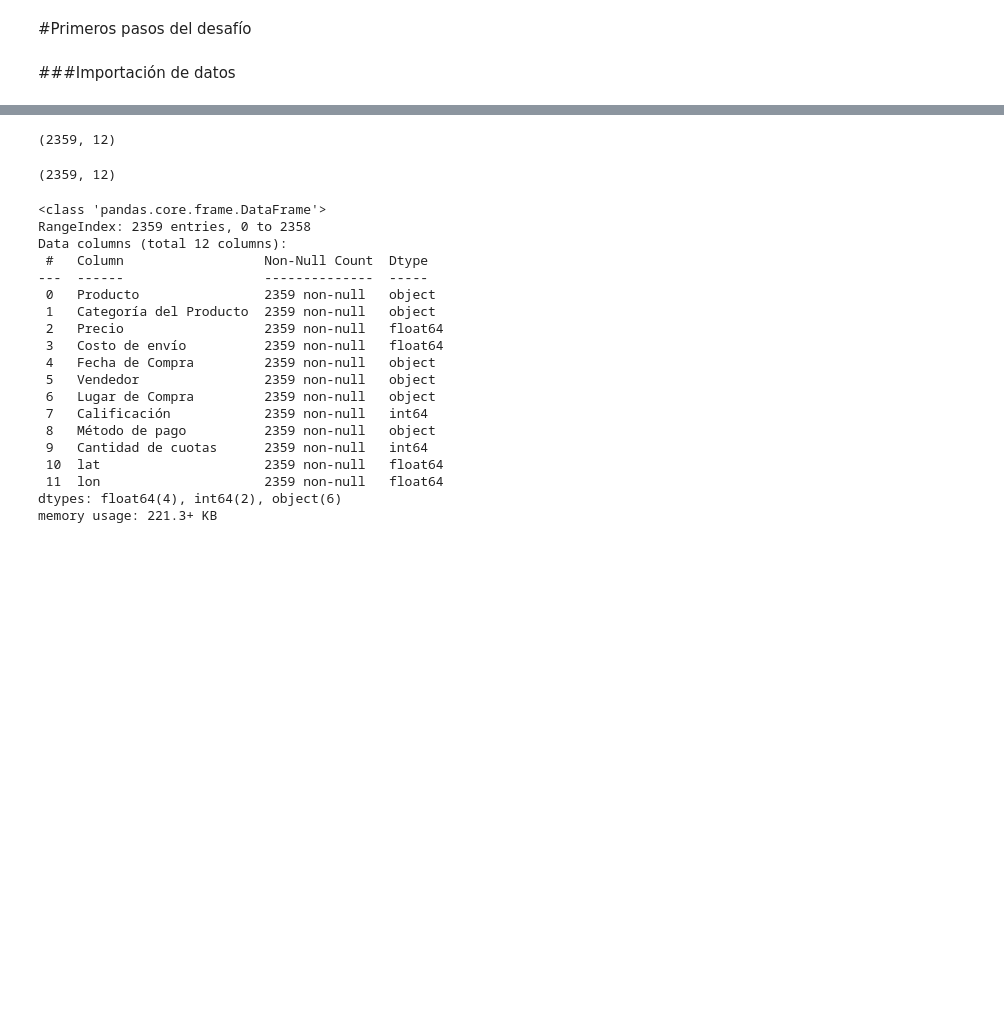
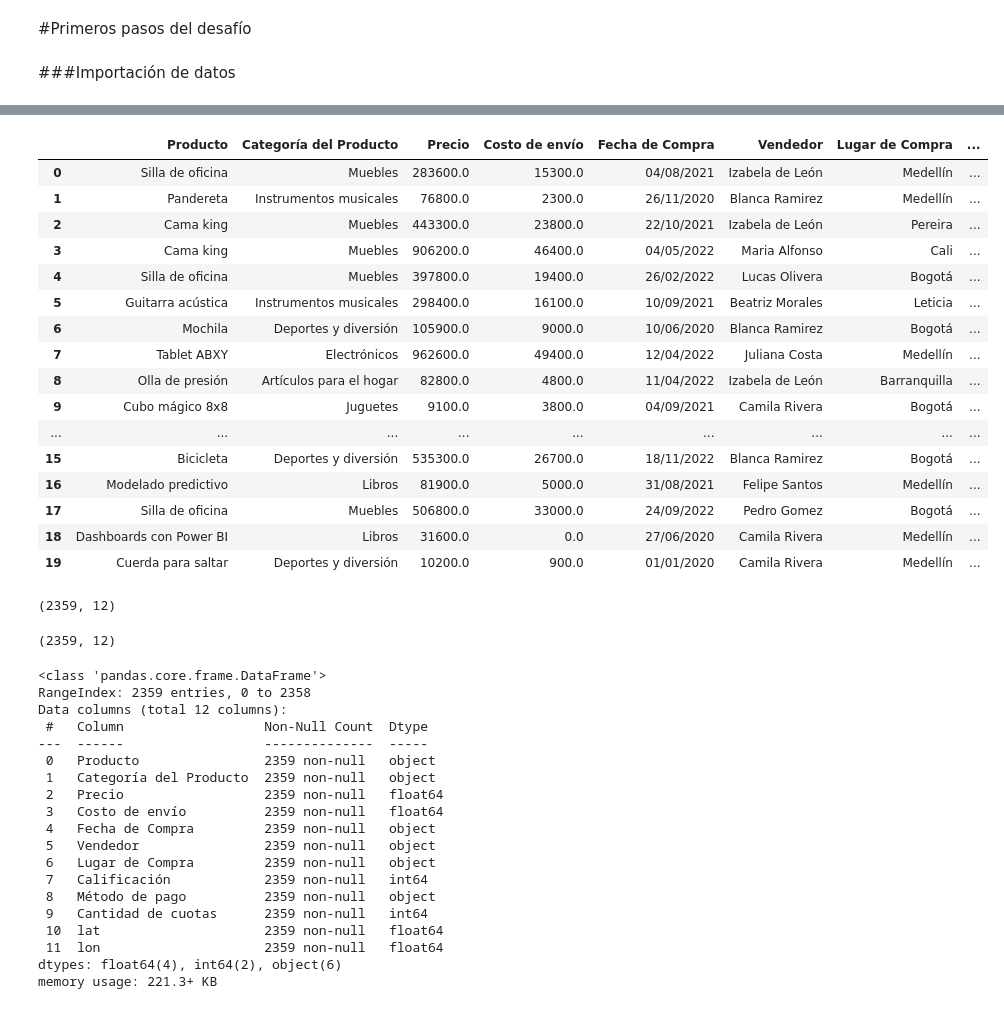
Before and after one commit to RamsRD/Desafio-Alura-Store-Rams, a Jupyter notebook: Desafío_Alura_Store_Latam_Rams.ipynb, the cells around one changed output, grey strips where cells are left out. Saved outputs shown, nothing was run; the diff lists cells and outputs as text; code cells hidden in the pictures; blank space fills up the shorter version.

```diff
--- a/Desafío_Alura_Store_Latam_Rams.ipynb
+++ b/Desafío_Alura_Store_Latam_Rams.ipynb
@@ -33,3 +46,24 @@ tienda1.head()
+# %%
+#Viendo los primeros 20 datos de tienda2
+tienda2.head(20)
+# %% [output]
+|  | Producto | Categoría del Producto | Precio | Costo de envío | Fecha de Compra | Vendedor | Lugar de Compra | ... |
+| 0 | Silla de oficina | Muebles | 283600.0 | 15300.0 | 04/08/2021 | Izabela de León | Medellín | ... |
+| 1 | Pandereta | Instrumentos musicales | 76800.0 | 2300.0 | 26/11/2020 | Blanca Ramirez | Medellín | ... |
+| 2 | Cama king | Muebles | 443300.0 | 23800.0 | 22/10/2021 | Izabela de León | Pereira | ... |
+| 3 | Cama king | Muebles | 906200.0 | 46400.0 | 04/05/2022 | Maria Alfonso | Cali | ... |
+| 4 | Silla de oficina | Muebles | 397800.0 | 19400.0 | 26/02/2022 | Lucas Olivera | Bogotá | ... |
+| 5 | Guitarra acústica | Instrumentos musicales | 298400.0 | 16100.0 | 10/09/2021 | Beatriz Morales | Leticia | ... |
+| 6 | Mochila | Deportes y diversión | 105900.0 | 9000.0 | 10/06/2020 | Blanca Ramirez | Bogotá | ... |
+| 7 | Tablet ABXY | Electrónicos | 962600.0 | 49400.0 | 12/04/2022 | Juliana Costa | Medellín | ... |
+| 8 | Olla de presión | Artículos para el hogar | 82800.0 | 4800.0 | 11/04/2022 | Izabela de León | Barranquilla | ... |
+| 9 | Cubo mágico 8x8 | Juguetes | 9100.0 | 3800.0 | 04/09/2021 | Camila Rivera | Bogotá | ... |
+| ... | ... | ... | ... | ... | ... | ... | ... | ... |
+| 15 | Bicicleta | Deportes y diversión | 535300.0 | 26700.0 | 18/11/2022 | Blanca Ramirez | Bogotá | ... |
+| 16 | Modelado predictivo | Libros | 81900.0 | 5000.0 | 31/08/2021 | Felipe Santos | Medellín | ... |
+| 17 | Silla de oficina | Muebles | 506800.0 | 33000.0 | 24/09/2022 | Pedro Gomez | Bogotá | ... |
+| 18 | Dashboards con Power BI | Libros | 31600.0 | 0.0 | 27/06/2020 | Camila Rivera | Medellín | ... |
+| 19 | Cuerda para saltar | Deportes y diversión | 10200.0 | 900.0 | 01/01/2020 | Camila Rivera | Medellín | ... |
 # %%
 #Viendo el tamaño de los datos de tienda1
 tienda1.shape
```
Also changed, not shown: parts of 28 cells of this notebook.
